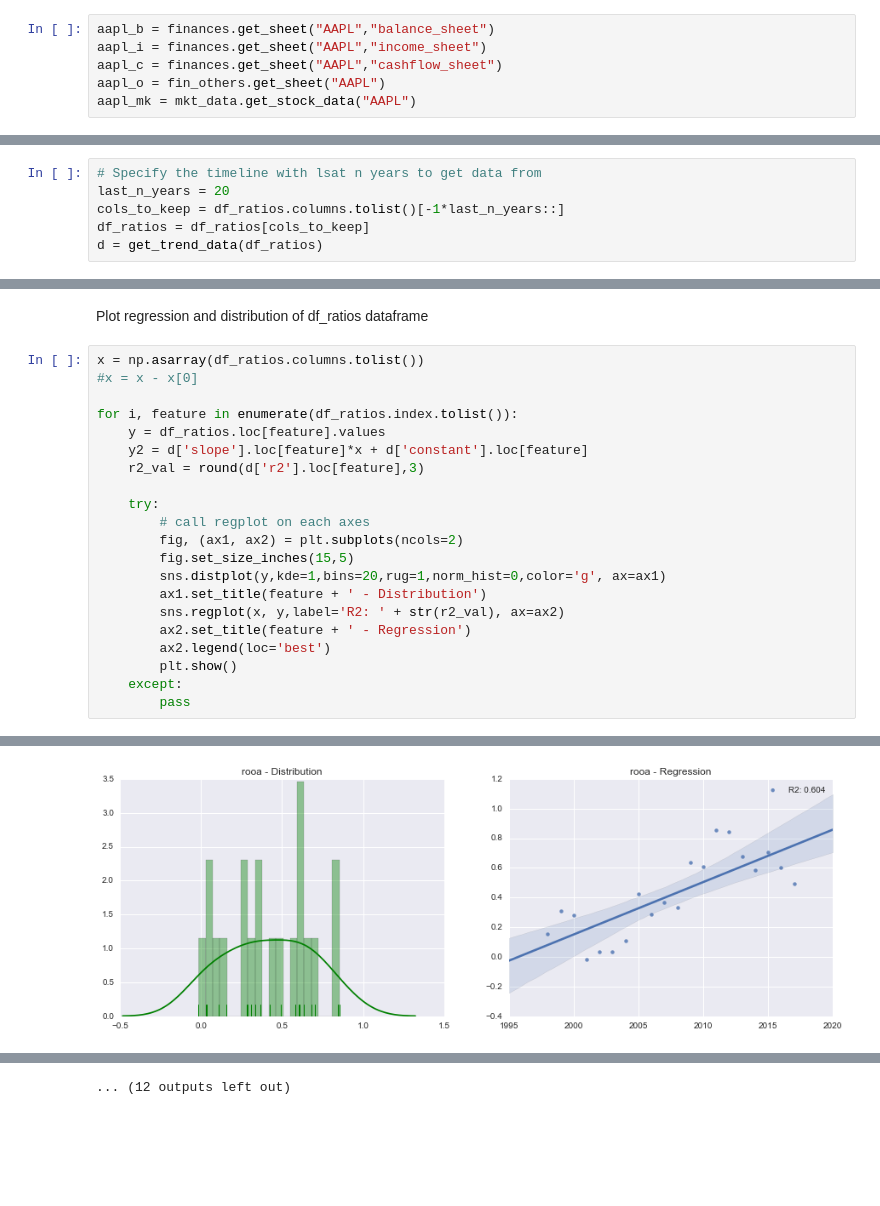
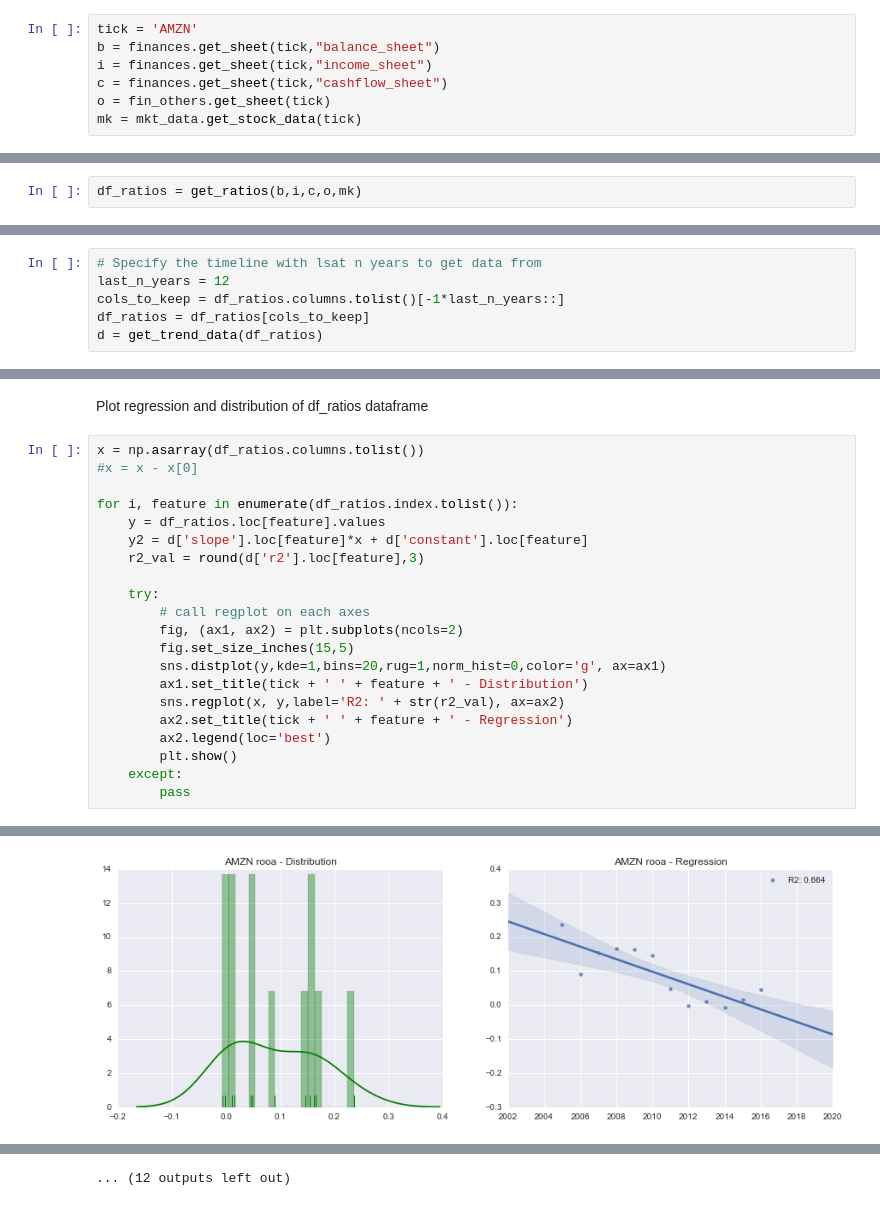
Before and after one commit to qiranli/ml_fa, a Jupyter notebook: EDA/EDA.ipynb, the cells around one changed output, grey strips where cells are left out. Saved outputs shown, nothing was run; the diff lists cells and outputs as text; blank space fills up the shorter version.

```diff
--- a/EDA/EDA.ipynb
+++ b/EDA/EDA.ipynb
@@ -36,10 +36,11 @@ finances = fin_stats(base_path + sheets_path)
 fin_others = fin_stats_2(base_path + other_path)
 mkt_data = stock_stats(base_path + mkt_path)
 # %%
-aapl_b = finances.get_sheet("AAPL","balance_sheet")
-aapl_i = finances.get_sheet("AAPL","income_sheet")
-aapl_c = finances.get_sheet("AAPL","cashflow_sheet")
-aapl_o = fin_others.get_sheet("AAPL")
-aapl_mk = mkt_data.get_stock_data("AAPL")
+tick = 'AMZN'
+b = finances.get_sheet(tick,"balance_sheet")
+i = finances.get_sheet(tick,"income_sheet")
+c = finances.get_sheet(tick,"cashflow_sheet")
+o = fin_others.get_sheet(tick)
+mk = mkt_data.get_stock_data(tick)
 # %% [markdown]
 Build ratios dataframe from the above data
@@ -48,10 +47,12 @@ df_ratios = get_ratios(aapl_b,aapl_i,aapl_c,aapl_o,aapl_mk)
+# %%
+df_ratios = get_ratios(b,i,c,o,mk)
 # %% [markdown]
 #### Understand trends for various financial metrics and ratios
 # %%
 from data.scripts.simplified_finance_stats.capture_trends import get_trend_data
 # %%
 # Specify the timeline with lsat n years to get data from
-last_n_years = 20
+last_n_years = 12
 cols_to_keep = df_ratios.columns.tolist()[-1*last_n_years::]
 df_ratios = df_ratios[cols_to_keep]
 d = get_trend_data(df_ratios)
@@ -91,9 +92,9 @@ for i, feature in enumerate(df_ratios.index.tolist()):
         fig, (ax1, ax2) = plt.subplots(ncols=2)
         fig.set_size_inches(15,5)
         sns.distplot(y,kde=1,bins=20,rug=1,norm_hist=0,color='g', ax=ax1)
-        ax1.set_title(feature + ' - Distribution')
+        ax1.set_title(tick + ' ' + feature + ' - Distribution')
         sns.regplot(x, y,label='R2: ' + str(r2_val), ax=ax2)
-        ax2.set_title(feature + ' - Regression')
+        ax2.set_title(tick + ' ' + feature + ' - Regression')
         ax2.legend(loc='best')
         plt.show()
     except:
@@ -109 +110 @@ for i, feature in enumerate(df_ratios.index.tolist()):
-[figure, old version]
+[figure, new version]
```
Also changed, not shown: parts of 4 cells of this notebook.
